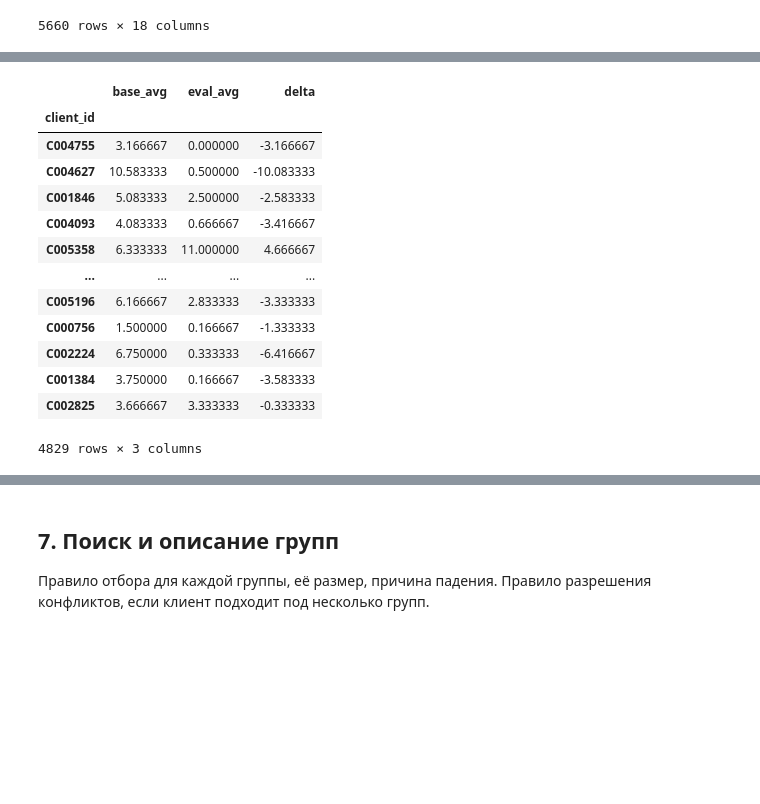
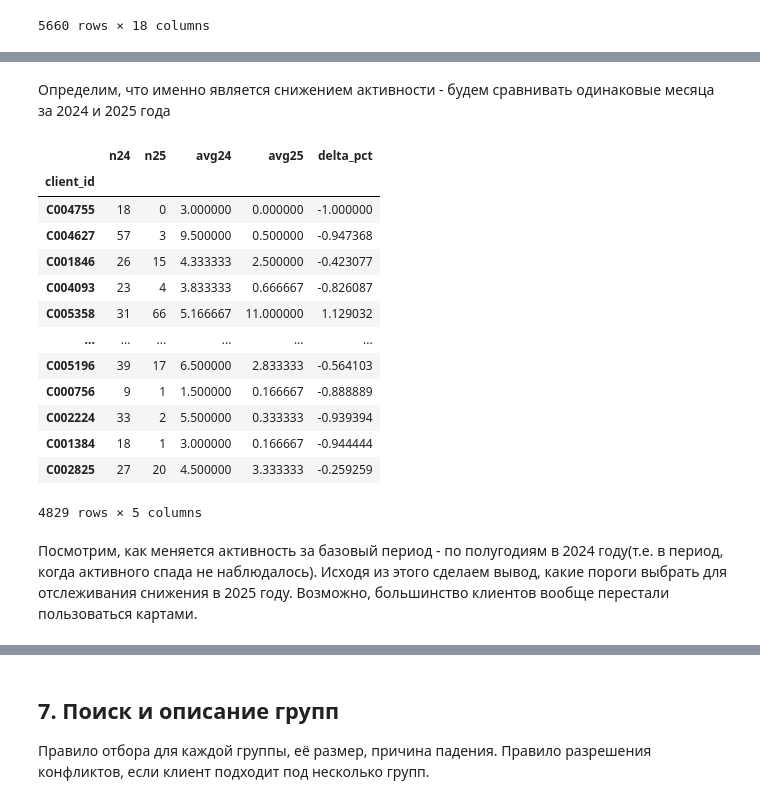
Before and after one commit to mashamis/Mischenko_Maria_Lab1, a Jupyter notebook: 01_analysis.ipynb, the cells around one changed output, grey strips where cells are left out. Saved outputs shown, nothing was run; the diff lists cells and outputs as text; code cells hidden in the pictures; blank space fills up the shorter version.

```diff
--- a/01_analysis.ipynb
+++ b/01_analysis.ipynb
@@ -1146,11 +1162,11 @@ Name: amount, dtype: float64
 # %%
-threshold = (merged_tmp.groupby("segment")["amount"]
+threshold = (merged_tmp.groupby("segment")["amount_rub"]
              .quantile(0.999)
              .rename("segment_q999"))
-print(threshold)
 merged_tmp["segment_q999"] = merged_tmp["segment"].map(threshold).astype("float64")
-merged_tmp["is_txn_amount_outlier"] = (merged_tmp["amount"] > merged_tmp["segment_q999"])
+merged_tmp["is_txn_amount_outlier"] = (merged_tmp["amount_rub"] > merged_tmp["segment_q999"])
 
+print("Кол-во помеченных флагом строк по сегментам:")
 print(merged_tmp.groupby("segment")["is_txn_amount_outlier"].agg(["sum", "mean"]))
-print(f'\nПомечено флагом is_income_outlier: {merged_tmp["is_txn_amount_outlier"].sum()}')
+print(f'\nВсего помечено флагом is_income_outlier: {merged_tmp["is_txn_amount_outlier"].sum()}')
 # %% [output]
@@ -1688,25 +1747,29 @@ pivot_cohort
-# %%
-# разделим на базовый и оценочный периоды и сравним средние значения
-base_period = [col for col in months if col.year == 2024]
-eval_period = [col for col in months if col.year == 2025]
-stats = pd.DataFrame({
-    "base_avg": pivot_cohort[base_period].mean(axis=1),
-    "eval_avg": pivot_cohort[eval_period].mean(axis=1)
-})
-stats["delta"] = stats["eval_avg"] - stats["base_avg"]
-stats
-# %% [output]
-|  | base_avg | eval_avg | delta |
-| client_id |  |  |  |
-| C004755 | 3.166667 | 0.000000 | -3.166667 |
-| C004627 | 10.583333 | 0.500000 | -10.083333 |
-| C001846 | 5.083333 | 2.500000 | -2.583333 |
-| C004093 | 4.083333 | 0.666667 | -3.416667 |
-| C005358 | 6.333333 | 11.000000 | 4.666667 |
-| ... | ... | ... | ... |
-| C005196 | 6.166667 | 2.833333 | -3.333333 |
-| C000756 | 1.500000 | 0.166667 | -1.333333 |
-| C002224 | 6.750000 | 0.333333 | -6.416667 |
-| C001384 | 3.750000 | 0.166667 | -3.583333 |
-| C002825 | 3.666667 | 3.333333 | -0.333333 |
-4829 rows × 3 columns
+# %% [markdown]
+Определим, что именно является снижением активности - будем сравнивать одинаковые месяца за 2024 и 2025 года
+# %%
+h24, h25 = months[:6], months[12:]
+
+clients_stats = pd.DataFrame({
+    "n24": pivot.loc[cohort_ids, h24].sum(axis=1),
+    "n25": pivot.loc[cohort_ids, h25].sum(axis=1),
+})
+clients_stats["avg24"], clients_stats["avg25"] = clients_stats["n24"] / 6, clients_stats["n25"] / 6
+clients_stats["delta_pct"] = clients_stats["avg25"] / clients_stats["avg24"].where(clients_stats["avg24"] > 0) - 1
+clients_stats
+# %% [output]
+|  | n24 | n25 | avg24 | avg25 | delta_pct |
+| client_id |  |  |  |  |  |
+| C004755 | 18 | 0 | 3.000000 | 0.000000 | -1.000000 |
+| C004627 | 57 | 3 | 9.500000 | 0.500000 | -0.947368 |
+| C001846 | 26 | 15 | 4.333333 | 2.500000 | -0.423077 |
+| C004093 | 23 | 4 | 3.833333 | 0.666667 | -0.826087 |
+| C005358 | 31 | 66 | 5.166667 | 11.000000 | 1.129032 |
+| ... | ... | ... | ... | ... | ... |
+| C005196 | 39 | 17 | 6.500000 | 2.833333 | -0.564103 |
+| C000756 | 9 | 1 | 1.500000 | 0.166667 | -0.888889 |
+| C002224 | 33 | 2 | 5.500000 | 0.333333 | -0.939394 |
+| C001384 | 18 | 1 | 3.000000 | 0.166667 | -0.944444 |
+| C002825 | 27 | 20 | 4.500000 | 3.333333 | -0.259259 |
+4829 rows × 5 columns
+# %% [markdown]
+Посмотрим, как меняется активность за базовый период - по полугодиям в 2024 году(т.е. в период, когда активного спада не наблюдалось). Исходя из этого сделаем вывод, какие пороги выбрать для отслеживания снижения в 2025 году. Возможно, большинство клиентов вообще перестали пользоваться картами.
```
Also changed, not shown: parts of 48 cells of this notebook.
